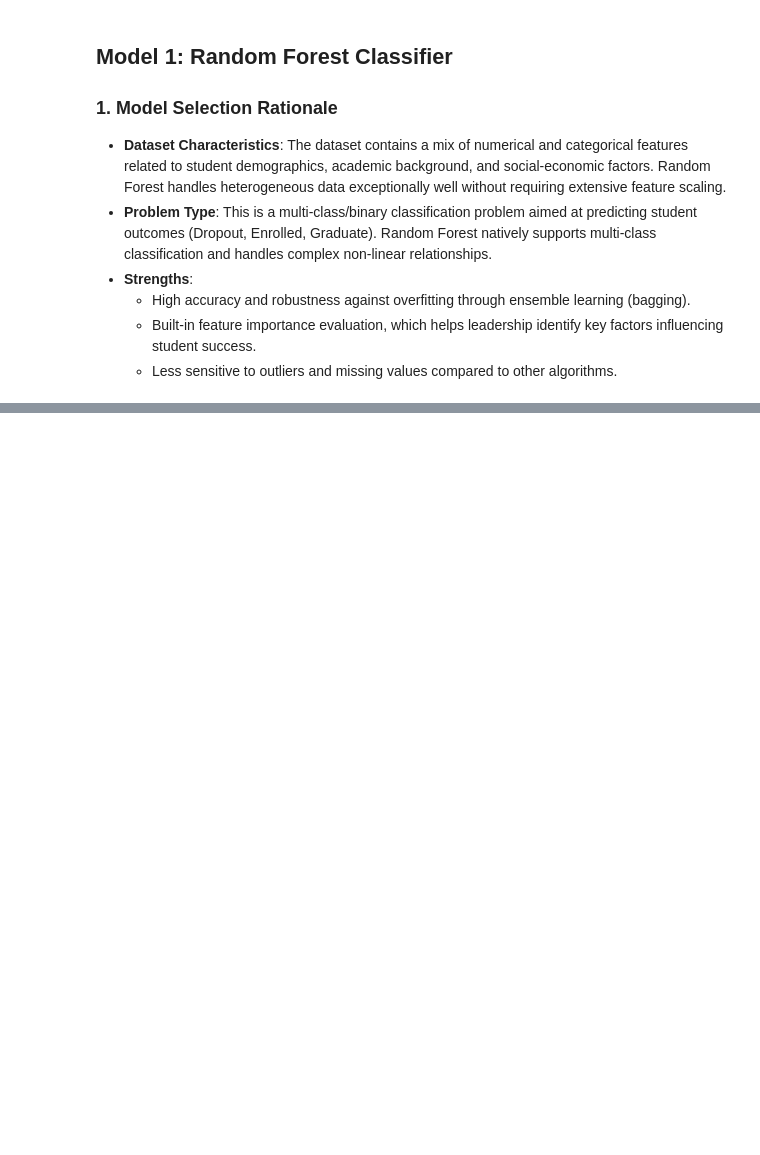
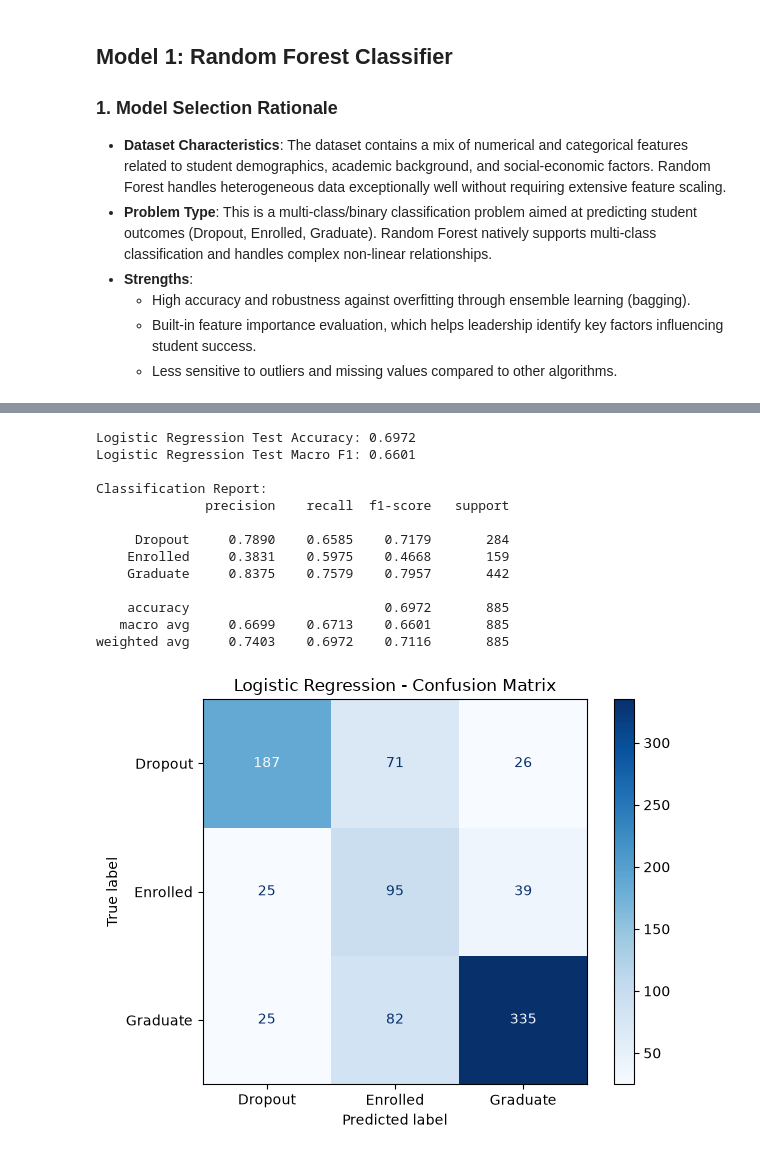
Before and after one commit to Aldanahth/SW485-Project-Group4, a Jupyter notebook: Phase1_Supervised_Learning.ipynb, the cells around one changed output, grey strips where cells are left out. Drawn from its saved outputs; the diff is of its cells as text; code cells hidden in the pictures; blank space fills up the shorter version.

```diff
--- a/Phase1_Supervised_Learning.ipynb
+++ b/Phase1_Supervised_Learning.ipynb
@@ -70,0 +246,61 @@ plt.show()
+# %%
+
+# 10. Predict the test set
+y_pred_lr = best_lr.predict(X_test)
+
+# 11. Calculate test accuracy
+test_accuracy_lr = accuracy_score(y_test, y_pred_lr)
+
+print("Logistic Regression Test Accuracy:",
+      round(test_accuracy_lr, 4))
+
+# test macro F1
+from sklearn.metrics import f1_score
+print("Logistic Regression Test Macro F1:",
+      round(f1_score(y_test, y_pred_lr, average="macro"), 4))
+
+# 12. Print precision, recall, and F1-score for each class
+print("\nClassification Report:")
+
+print(
+    classification_report(
+        y_test,
+        y_pred_lr,
+        labels=[0, 1, 2],
+        target_names=["Dropout", "Enrolled", "Graduate"],
+        digits=4,
+        zero_division=0
+    )
+)
+
+# 13. Plot the confusion matrix
+cm_lr = confusion_matrix(
+    y_test,
+    y_pred_lr,
+    labels=[0, 1, 2]
+)
+
+disp = ConfusionMatrixDisplay(
+    confusion_matrix=cm_lr,
+    display_labels=["Dropout", "Enrolled", "Graduate"]
+)
+
+disp.plot(cmap="Blues", values_format="d")
+plt.title("Logistic Regression - Confusion Matrix")
+plt.tight_layout()
+plt.show()
+# %% [output]
+Logistic Regression Test Accuracy: 0.6972
+Logistic Regression Test Macro F1: 0.6601
+
+Classification Report:
+              precision    recall  f1-score   support
+
+     Dropout     0.7890    0.6585    0.7179       284
+    Enrolled     0.3831    0.5975    0.4668       159
+    Graduate     0.8375    0.7579    0.7957       442
+
+    accuracy                         0.6972       885
+   macro avg     0.6699    0.6713    0.6601       885
+weighted avg     0.7403    0.6972    0.7116       885
+[figure, added]
```
Also changed, not shown: parts of 4 cells of this notebook.
